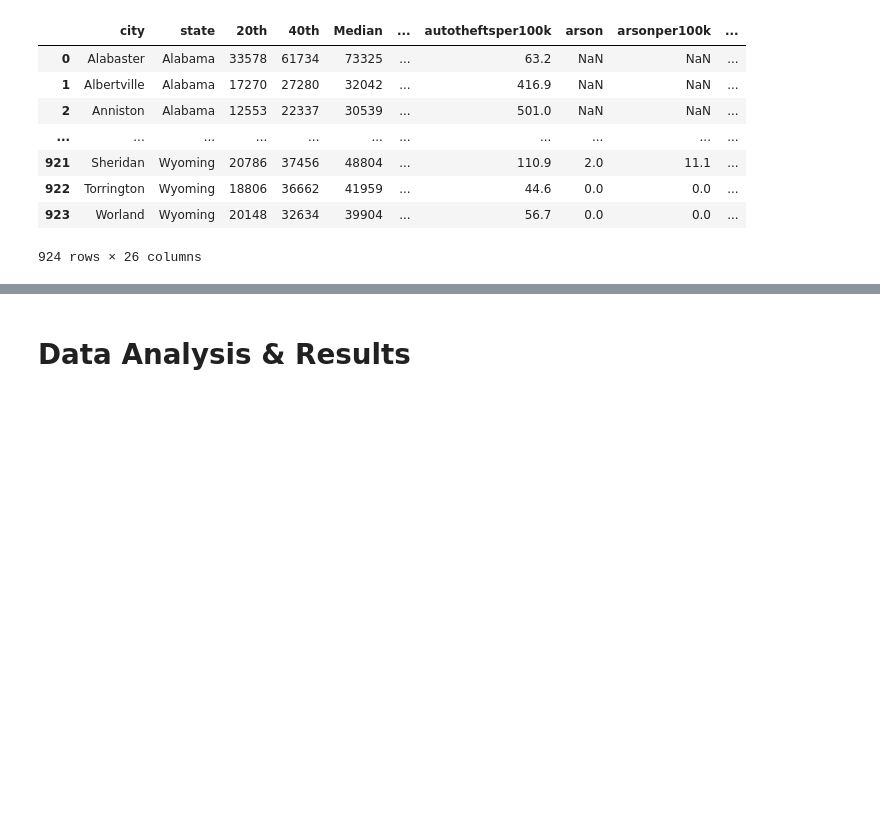
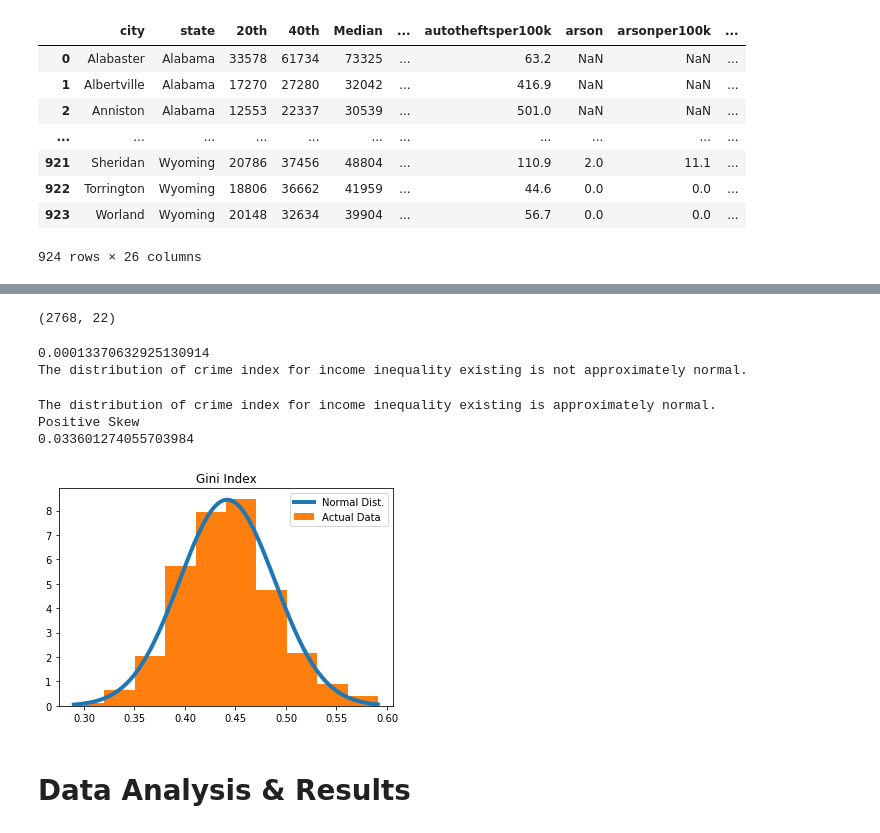
Before and after one commit to ewinterstorm/cogs108_finalproject, a Jupyter notebook: FinalProject.ipynb, the cells around one changed output, grey strips where cells are left out. Saved outputs shown, nothing was run; the diff lists cells and outputs as text; code cells hidden in the pictures; blank space fills up the shorter version.

Commit message:
Added data cleaning info and rearranged text

```diff
--- a/FinalProject.ipynb
+++ b/FinalProject.ipynb
@@ -557,0 +710,3 @@ df.to_csv('income_crime.csv')
+# %%
+gini_index_df.drop(index=indexesgini, inplace = True)
+gini_index_df.shape
@@ -557,0 +732,3 @@ df.to_csv('income_crime.csv')
+# %%
+df_crime.drop(index=indexes, inplace = True)
+df_crime.shape
@@ -558,3 +747,53 @@ df.to_csv('income_crime.csv')
+# %%
+# Merge gini index dataframe with crime dataframe using the county_name columns
+df = pd.merge(gini_index_df, df_crime, on=['city', 'state'])
+df.shape
+# %% [output]
+(2768, 22)
+# %%
+gini = df['Estimate; Gini Index']
+# Test to see if the gini index values are normal
+st_gini, p_gini = normaltest(gini)
+print(p_gini)
+if p_gini > 0.01:
+    print('The distribution of crime index for income inequality existing is approximately normal.')
+else:
+    print('The distribution of crime index for income inequality existing is not approximately normal.')
+# %% [output]
+0.00013370632925130914
+The distribution of crime index for income inequality existing is not approximately normal.
+# %%
+transform_gini = []
+for i in range(len(gini)):
+    #y = (gini[i]-np.mean(gini))/np.std(gini)
+    #y = (gini[i]-min(gini))/(max(gini)-min(gini))
+    y = gini[i]**(1/2)
+    #y = math.log(gini[i])
+    transform_gini.append(y)
+
+st_gini_transform, p_gini_transform = normaltest(transform_gini)
+if p_gini_transform > 0.01:
+    print('The distribution of crime index for income inequality existing is approximately normal.')
+else:
+    print('The distribution of crime index for income inequality existing is not approximately normal.')
+xs = np.arange(min(gini), max(gini), 0.001)
+fit = stats.norm.pdf(xs, np.mean(gini), np.std(gini))
+plt.plot(xs, fit, label = 'Normal Dist.', lw = 4)
+plt.hist(gini, density = True, label = 'Actual Data');
+plt.title('Gini Index')
+plt.legend();
+
+import statistics
+if(statistics.median(gini) < statistics.mean(gini)):
+    print('Positive Skew')
+else:
+    print('Negative Skew')
+print(p_gini_transform)
+# %% [output]
+The distribution of crime index for income inequality existing is approximately normal.
+Positive Skew
+0.033601274055703984
+[figure, added]
 # %% [markdown]
 # Data Analysis & Results
 # %% [markdown]
```
Also changed, not shown: parts of 50 cells of this notebook.
